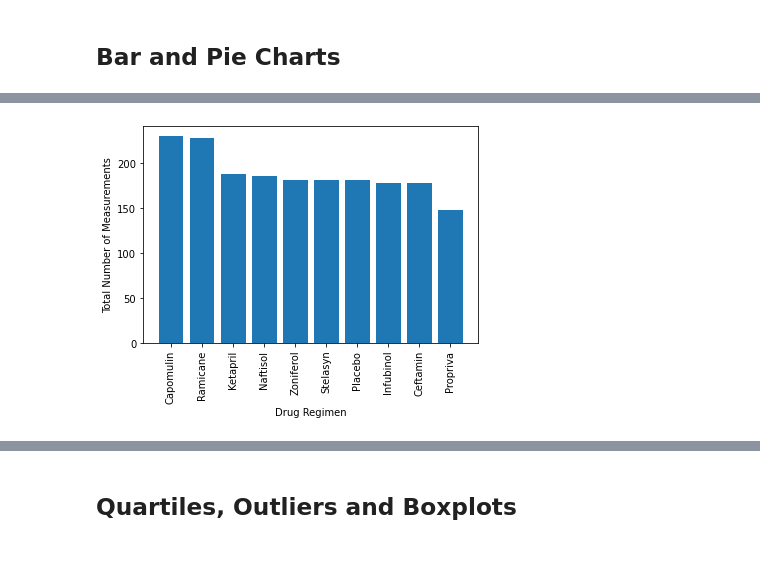
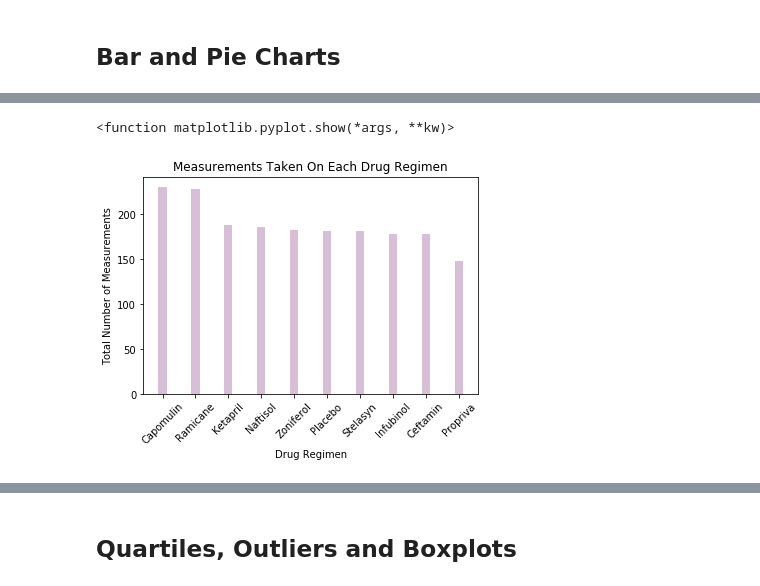
Before and after one commit to brittanyaylia/matplotlib-challenge, a Jupyter notebook: Pymaceuticals.ipynb, the cells around one changed output, grey strips where cells are left out. Saved outputs shown, nothing was run; the diff lists cells and outputs as text; code cells hidden in the pictures; blank space fills up the shorter version.

```diff
--- a/Pymaceuticals.ipynb
+++ b/Pymaceuticals.ipynb
@@ -10,6 +10,7 @@
 # %%
 # Dependencies and Setup
 import matplotlib.pyplot as plt
+from matplotlib import colors as mcolors
 import pandas as pd
 import scipy.stats as st
 
@@ -22,9 +23,8 @@ mouse_metadata = pd.read_csv(mouse_metadata_path)
 study_results = pd.read_csv(study_results_path)
 
 # Combine the data into a single dataset
-mouse_data_combined = mouse_metadata.merge(study_results, how='left', on='Mouse ID', sort=False)
+mouse_data_combined = pd.merge(study_results, mouse_metadata, how='left', on='Mouse ID')
 
 # Display the data table for preview
-mouse_table = mouse_data_combined.rename(columns={'Tumor Volume (mm3)': 'Tumor Volume'})
-mouse_table.head()
+mouse_data_combined
 # %% [output]
@@ -64,5 +71,5 @@ mouse_data_combined[mouse_data_combined['Mouse ID']=='g989']
 # %%
 # Create a clean DataFrame by dropping the duplicate mouse by its ID.
-mouse_clean = mouse_data_combined.drop_duplicates('Mouse ID')
+mouse_clean = mouse_data_combined[mouse_data_combined["Mouse ID"].isin(mouse_duplicates)==False]
 mouse_clean
 # %% [output]
@@ -144,4 +145,16 @@ drug_table
 # %%
 # Generate a bar plot showing the total number of measurements taken on each drug regimen using using pyplot.
+measurements = mouse_clean["Drug Regimen"].value_counts()
+x_axis = measurements.index
+y_axis = measurements.values
+
+#bar chart
+plt.bar(x_axis, y_axis, width = .25, color = "thistle")
+plt.xlabel("Drug Regimen")
+plt.ylabel("Total Number of Measurements")
+plt.title ("Measurements Taken On Each Drug Regimen")
+plt.xticks(rotation = 45)
+plt.show
 # %% [output]
+<function matplotlib.pyplot.show(*args, **kw)>
-[figure, old version]
+[figure, new version]
```
Also changed, not shown: parts of 20 cells of this notebook.
